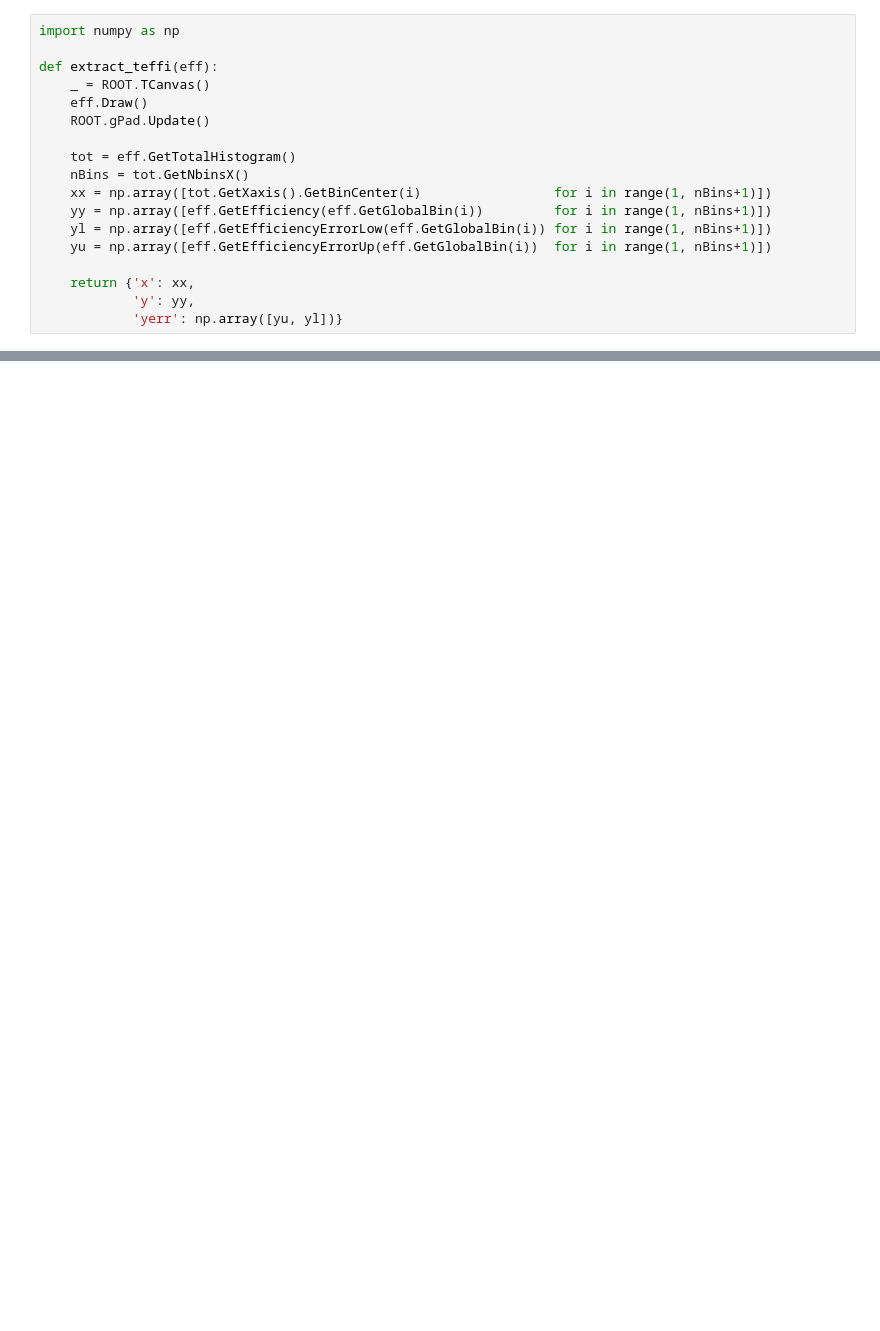
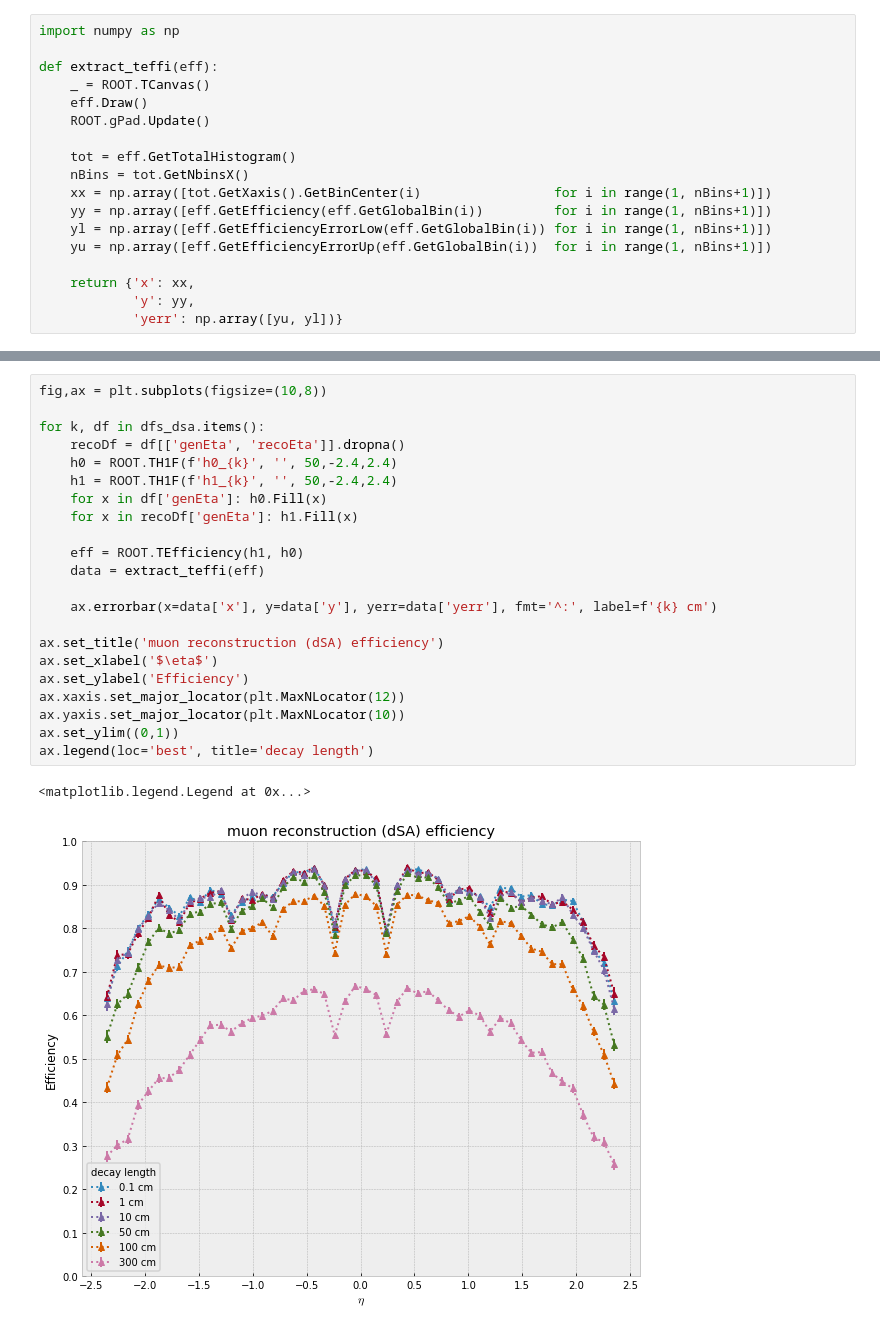
Before and after one commit to afrankenthal/FirefighterAnalysis, a Jupyter notebook: recoMuEfficiency.ipynb, the cells around one changed output, grey strips where cells are left out. Cells and saved outputs as stored; diff of their text form; blank space fills up the shorter version.

```diff
--- a/recoMuEfficiency.ipynb
+++ b/recoMuEfficiency.ipynb
@@ -110,0 +125,25 @@ ax.legend(loc='best', title='decay length')
+# %%
+fig,ax = plt.subplots(figsize=(10,8))
+
+for k, df in dfs_dsa.items():
+    recoDf = df[['genEta', 'recoEta']].dropna()
+    h0 = ROOT.TH1F(f'h0_{k}', '', 50,-2.4,2.4)
+    h1 = ROOT.TH1F(f'h1_{k}', '', 50,-2.4,2.4)
+    for x in df['genEta']: h0.Fill(x)
+    for x in recoDf['genEta']: h1.Fill(x)
+
+    eff = ROOT.TEfficiency(h1, h0)
+    data = extract_teffi(eff)
+
+    ax.errorbar(x=data['x'], y=data['y'], yerr=data['yerr'], fmt='^:', label=f'{k} cm')
+
+ax.set_title('muon reconstruction (dSA) efficiency')
+ax.set_xlabel('$\eta$')
+ax.set_ylabel('Efficiency')
+ax.xaxis.set_major_locator(plt.MaxNLocator(12))
+ax.yaxis.set_major_locator(plt.MaxNLocator(10))
+ax.set_ylim((0,1))
+ax.legend(loc='best', title='decay length')
+# %% [output]
+<matplotlib.legend.Legend at 0x...>
+[figure, added]
```
Also changed, not shown: parts of 38 cells of this notebook, 1 other file.
